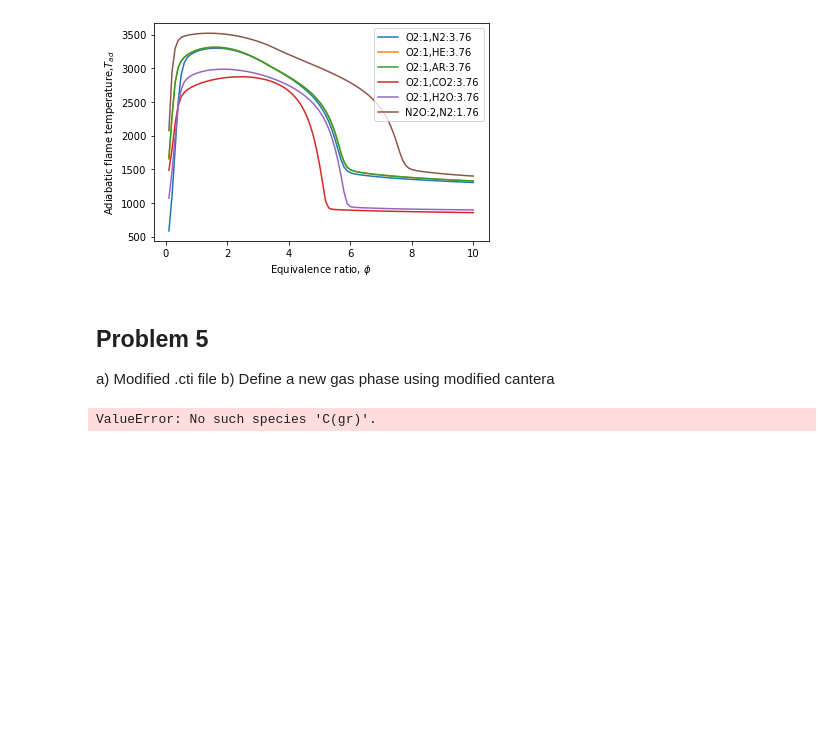
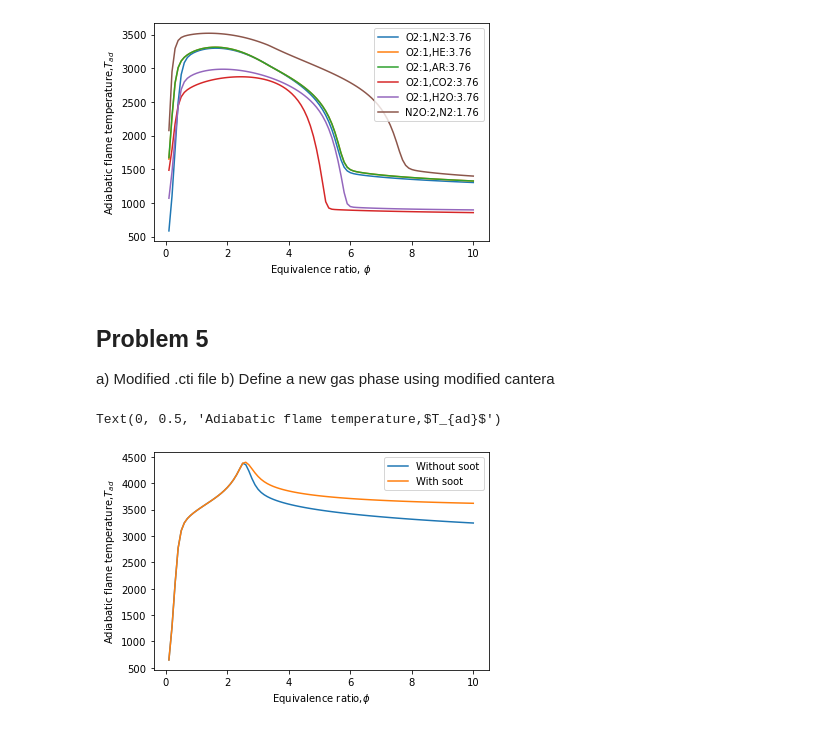
Before and after one commit to riasat1235/Combustion_projects, a Jupyter notebook: Project1_Adiabatic flame temperature.ipynb, the cells around one changed output. Drawn from its saved outputs; the diff is of its cells as text; code cells hidden in the pictures; blank space fills up the shorter version.

```diff
--- a/Project1_Adiabatic flame temperature.ipynb
+++ b/Project1_Adiabatic flame temperature.ipynb
@@ -161,35 +161,36 @@ fuel5='C2H2'
 ox5='O2:1,N2:3.76'
 
 Tad_C=[]
 Tad_Cgr=[]
 
 X_CO2=[]
 X_CO=[]
 X_Cs=[]
 X_H2=[]
 X_C2H2=[]
 X_Cgs=[]
 
 for phi in eq_range:
     gas_C.set_equivalence_ratio(phi,fuel5,ox5)
     gas_Cgr.set_equivalence_ratio(phi,fuel5,ox5)
     gas_C.equilibrate('HP')
     gas_Cgr.equilibrate('HP')
     Tad_C.append(gas_C.T)
     Tad_Cgr.append(gas_Cgr.T)
     X_CO2.append(gas_Cgr.X[gas_Cgr.species_index('CO2')])
     X_CO.append(gas_Cgr.X[gas_Cgr.species_index('CO')])
     X_H2.append(gas_Cgr.X[gas_Cgr.species_index('H2')])
     X_C2H2.append(gas_Cgr.X[gas_Cgr.species_index('C2H2')])
-    X_Cs=gas_Cgr.X[gas_Cgr.species_index('C(gr)')]
+    X_Cs.append(gas_Cgr.X[gas_Cgr.species_index('C(gr)')])
 fig5=plt.figure()
 plt.plot(eq_range,Tad_C,label='Without soot')
 plt.plot(eq_range,Tad_Cgr,label='With soot')
 plt.legend()
 plt.xlabel('Equivalence ratio,$\phi$')
 plt.ylabel('Adiabatic flame temperature,$T_{ad}$')
 # %% [output]
-ValueError: No such species 'C(gr)'.
+Text(0, 0.5, 'Adiabatic flame temperature,$T_{ad}$')
+[figure, added]
 # %%
 fig6=plt.figure()
 plt.plot(eq_range,X_CO2,label='$CO_2$')
```
Also changed, not shown: parts of 2 cells of this notebook, 1 other file.
